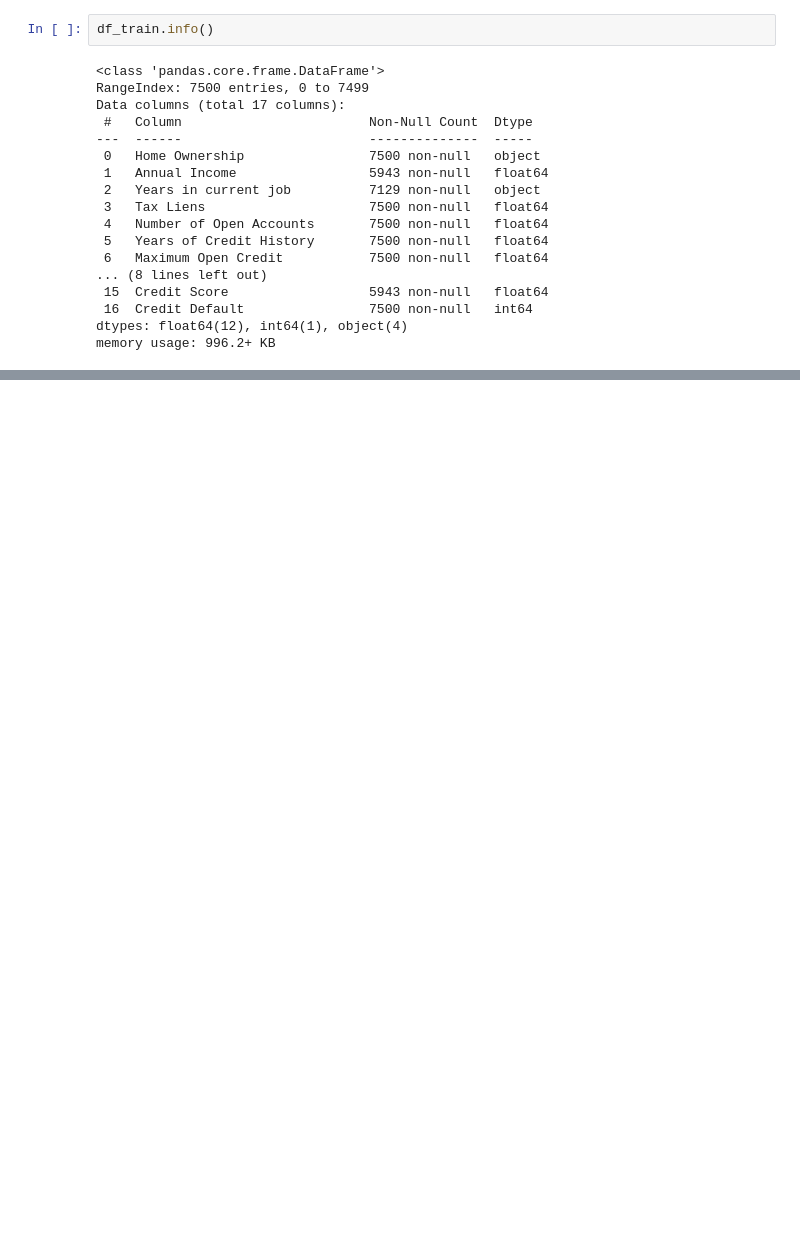
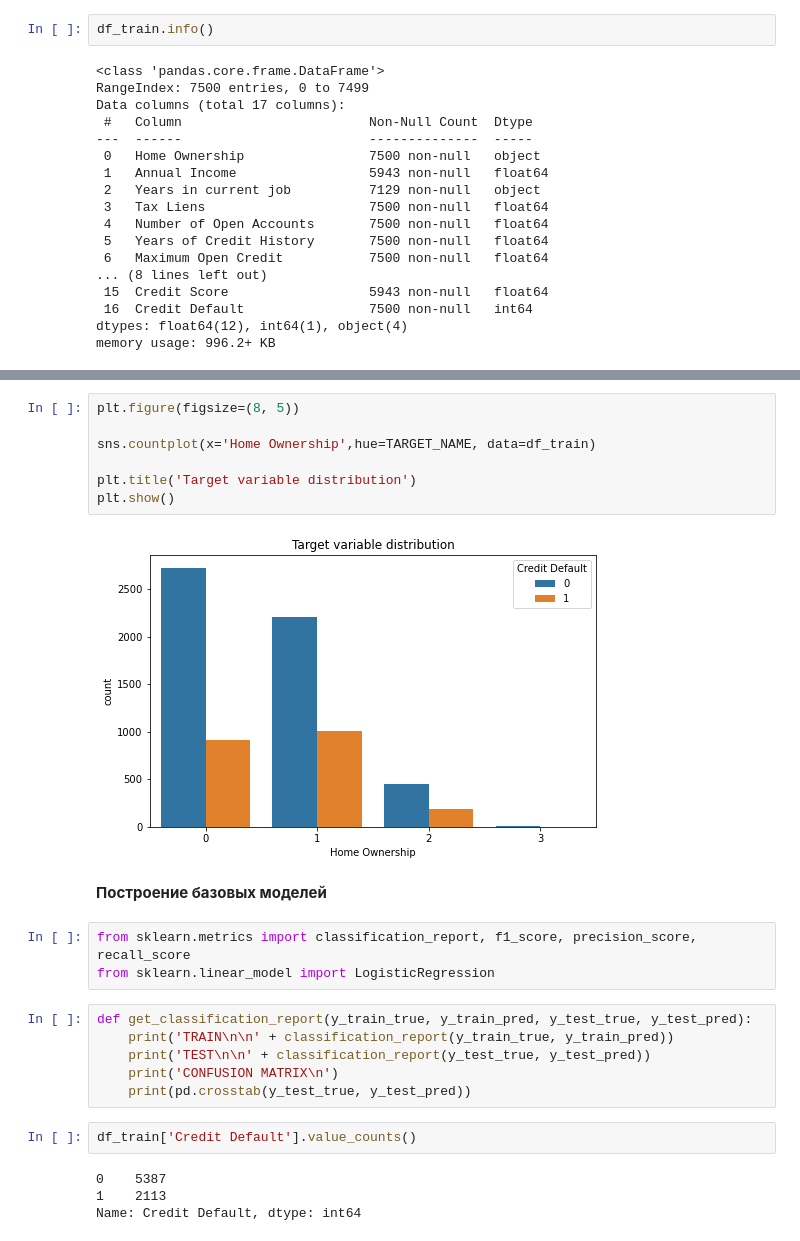
Before and after one commit to irsPROirs/NumpyPandas, a Jupyter notebook: Курсовой проект.ipynb, the cells around one changed output, grey strips where cells are left out. Cells and saved outputs as stored; diff of their text form; blank space fills up the shorter version.

```diff
--- a/Курсовой проект.ipynb
+++ b/Курсовой проект.ipynb
@@ -175,0 +309,26 @@ Name: Term, dtype: int64
+# %%
+plt.figure(figsize=(8, 5))
+
+sns.countplot(x='Home Ownership',hue=TARGET_NAME, data=df_train)
+
+plt.title('Target variable distribution')
+plt.show()
+# %% [output]
+[figure, added]
+# %% [markdown]
+**Построение базовых моделей**
+# %%
+from sklearn.metrics import classification_report, f1_score, precision_score, recall_score
+from sklearn.linear_model import LogisticRegression
+# %%
+def get_classification_report(y_train_true, y_train_pred, y_test_true, y_test_pred):
+    print('TRAIN\n\n' + classification_report(y_train_true, y_train_pred))
+    print('TEST\n\n' + classification_report(y_test_true, y_test_pred))
+    print('CONFUSION MATRIX\n')
+    print(pd.crosstab(y_test_true, y_test_pred))
+# %%
+df_train['Credit Default'].value_counts()
+# %% [output]
+0    5387
+1    2113
+Name: Credit Default, dtype: int64
```
Also changed, not shown: parts of 91 cells of this notebook, 2 other files.
